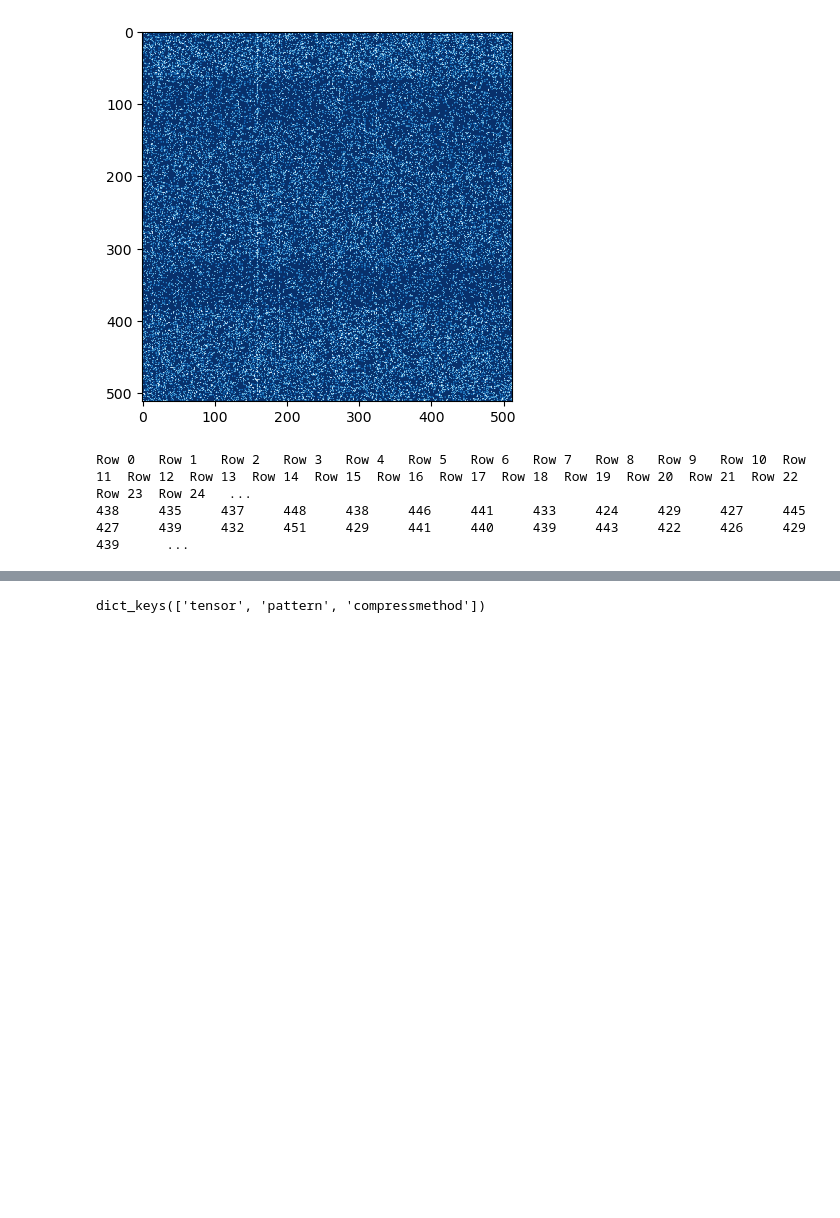
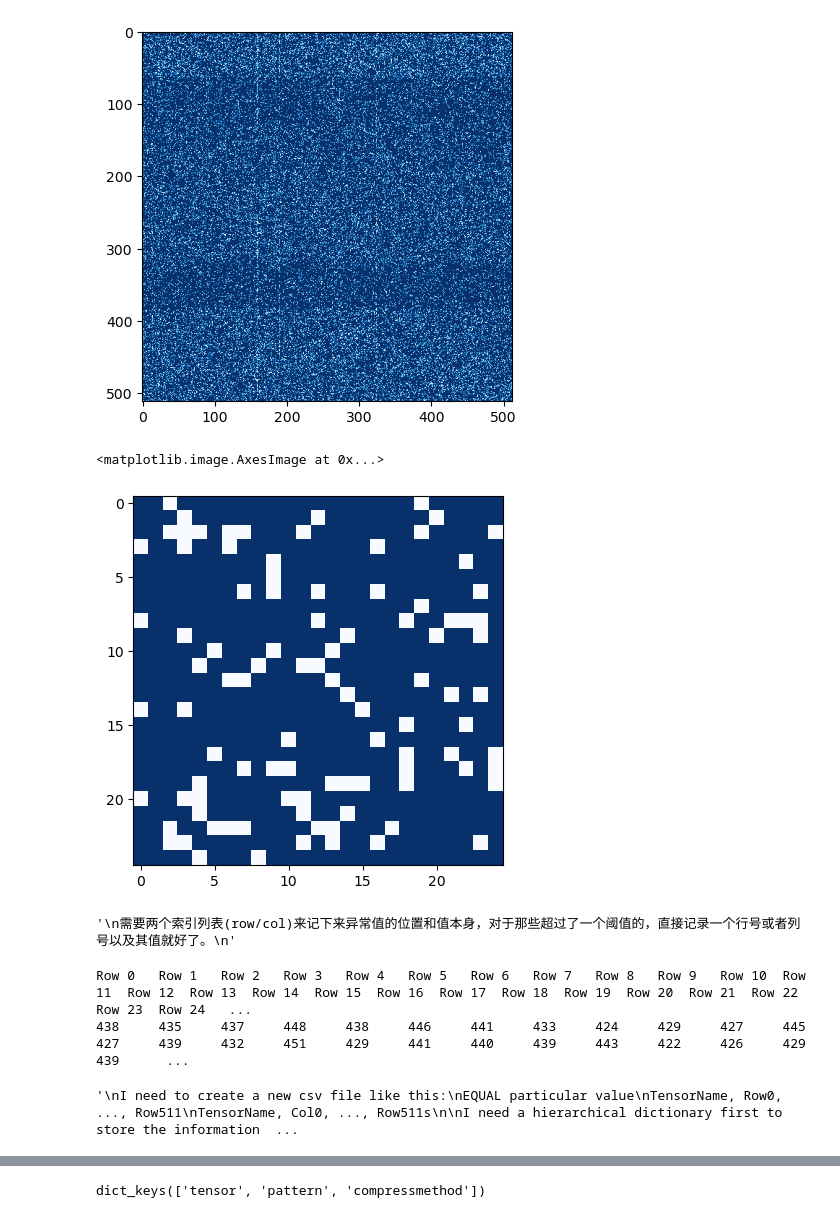
Before and after one commit to RenJunbin/DeltaCompression, a Jupyter notebook: get_t5_weights_refined.ipynb, the cells around one changed output, grey strips where cells are left out. Saved outputs shown, nothing was run; the diff lists cells and outputs as text; code cells hidden in the pictures; blank space fills up the shorter version.

```diff
--- a/get_t5_weights_refined.ipynb
+++ b/get_t5_weights_refined.ipynb
@@ -289,6 +289,25 @@ plt.show()
 # %% [output]
 ROW_WISE
 [figure]
+# %%
+plt.imshow(t[:25, :25], cmap="Blues")
+# %% [output]
+<matplotlib.image.AxesImage at 0x...>
+[figure, added]
+# %%
+'''
+1. 统计有多少个行超过了一个阈值，哪些个列超过了超过了一个阈值
+2. 如果超过了这个阈值，就证明是可以压缩的，那么就要记下来一个行号或者列号，这就造成了一定的压缩开销
+3. 对于哪些没有超过一个阈值的行或者列，那么就把每一个元素的位置记下来
+4. 统计一下整个模型的压缩率是多少，压缩开销是多少
+'''
+
+
+"""
+需要两个索引列表(row/col)来记下来异常值的位置和值本身，对于那些超过了一个阈值的，直接记录一个行号或者列号以及其值就好了。
+"""
+# %% [output]
+'\n需要两个索引列表(row/col)来记下来异常值的位置和值本身，对于那些超过了一个阈值的，直接记录一个行号或者列号以及其值就好了。\n'
 # %%
 s = [i for i in range(512)]
 S = ""
@@ -316,4 +335,6 @@ I need a hierarchical dictionary first to store the information about the csv fi
             * Col index
 '''
 
-dict_row_col = {}
+# dict_row_col = {}
+# %% [output]
+'\nI need to create a new csv file like this:\nEQUAL particular value\nTensorName, Row0, ..., Row511\nTensorName, Col0, ..., Row511s\n\nI need a hierarchical dictionary first to store the information  ...
```
Also changed, not shown: parts of 9 cells of this notebook.
